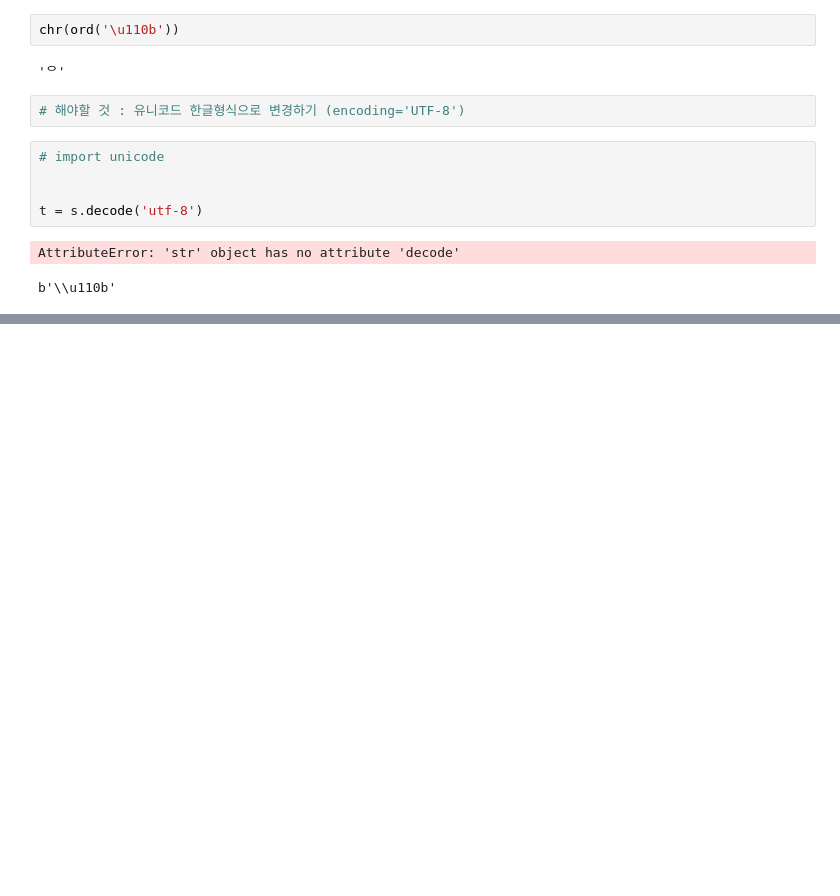
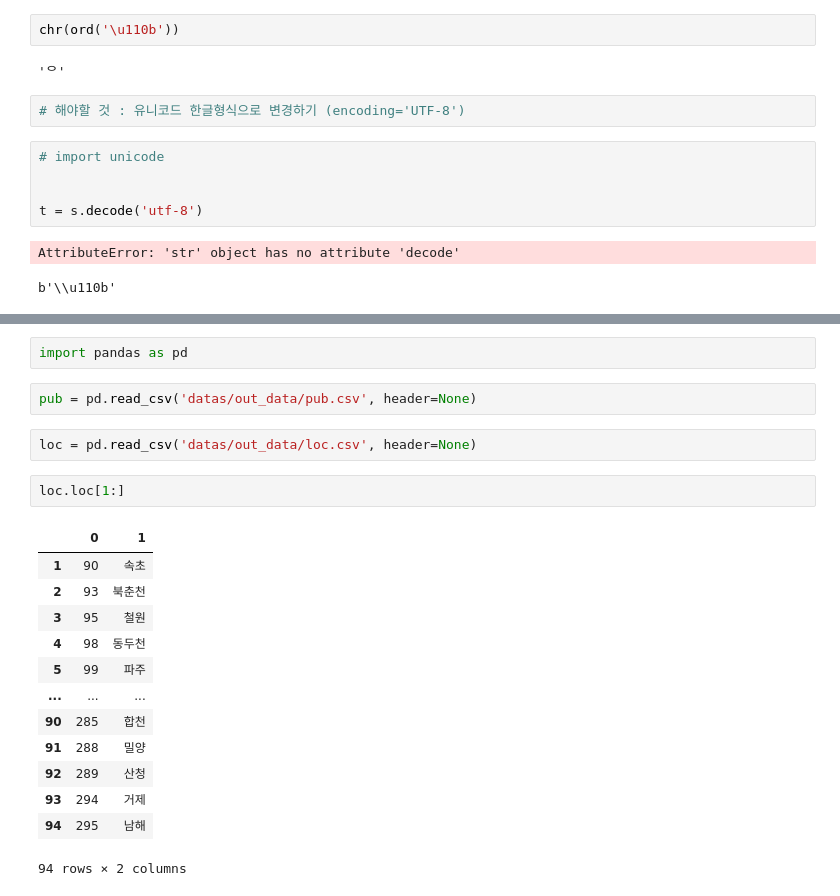
Before and after one commit to devsosin/big_contest, a Jupyter notebook: temp.ipynb, the cells around one changed output, grey strips where cells are left out. Cells and saved outputs as stored; diff of their text form; blank space fills up the shorter version.

```diff
--- a/temp.ipynb
+++ b/temp.ipynb
@@ -168,0 +248,22 @@ b'\\u110b'
+# %%
+import pandas as pd
+# %%
+pub = pd.read_csv('datas/out_data/pub.csv', header=None)
+# %%
+loc = pd.read_csv('datas/out_data/loc.csv', header=None)
+# %%
+loc.loc[1:]
+# %% [output]
+|  | 0 | 1 |
+| 1 | 90 | 속초 |
+| 2 | 93 | 북춘천 |
+| 3 | 95 | 철원 |
+| 4 | 98 | 동두천 |
+| 5 | 99 | 파주 |
+| ... | ... | ... |
+| 90 | 285 | 합천 |
+| 91 | 288 | 밀양 |
+| 92 | 289 | 산청 |
+| 93 | 294 | 거제 |
+| 94 | 295 | 남해 |
+94 rows × 2 columns
```
Also changed, not shown: parts of 29 cells of this notebook, 5 other files.
